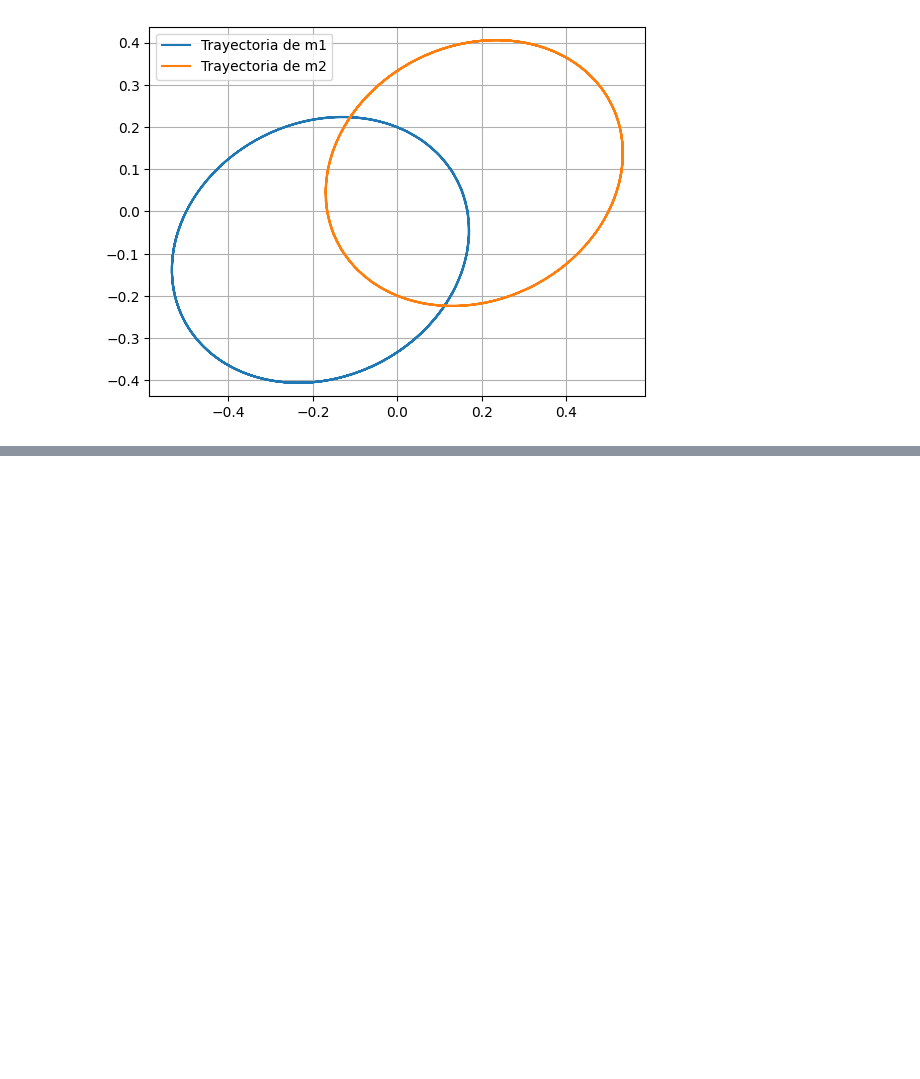
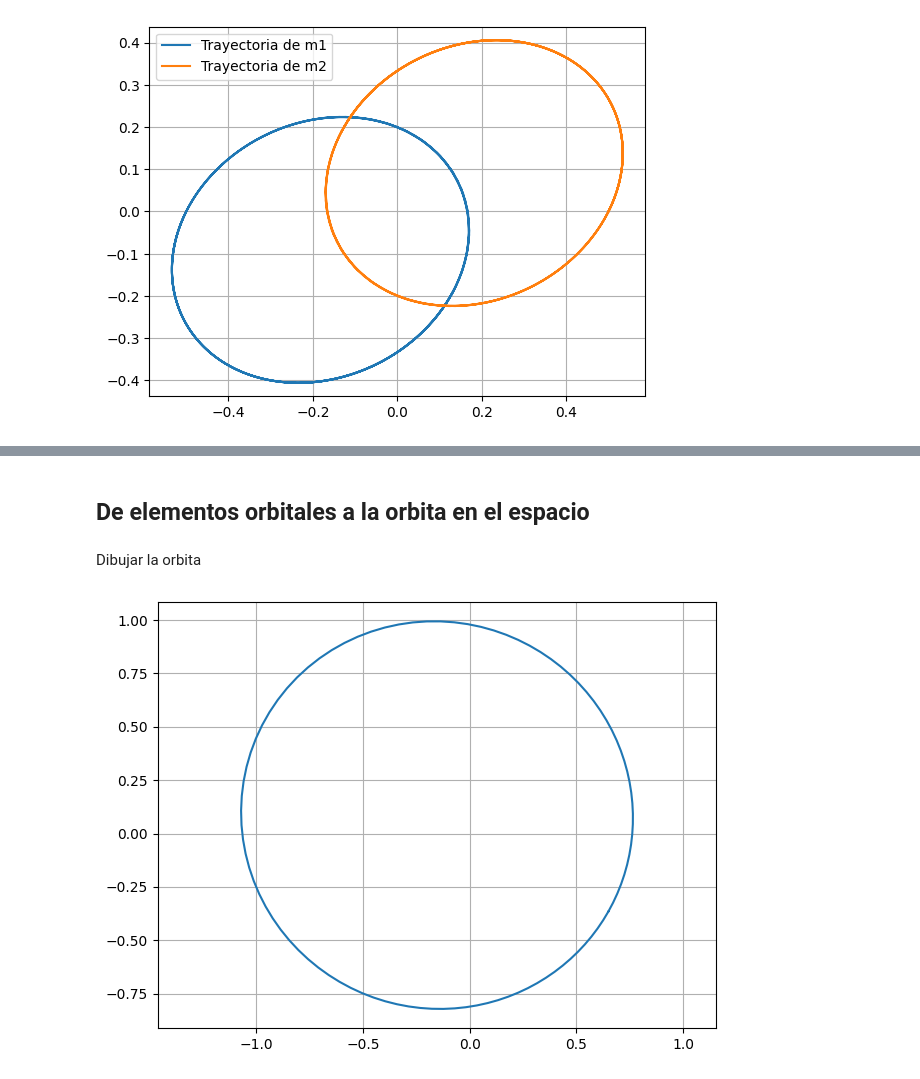
Before and after one commit to jaiderrueda-pixel/MecCel-20261, a Jupyter notebook: vector_relativo_sistemaperifocal2.ipynb, the cells around one changed output, grey strips where cells are left out. Drawn from its saved outputs; the diff is of its cells as text; code cells hidden in the pictures; blank space fills up the shorter version.

```diff
--- a/vector_relativo_sistemaperifocal2.ipynb
+++ b/vector_relativo_sistemaperifocal2.ipynb
@@ -111,0 +189,22 @@ plt.show()
+# %% [markdown]
+## De elementos orbitales a la orbita en el espacio
+# %%
+deg = np.pi / 180 # Factor para convertir de grados a radianes
+# %%
+#apophis
+
+e = 0.1911663355386932
+a = 0.9223803173917017
+q = 0.7460522521429133
+i = 3.340958441017069*deg
+node = 203.8996515621043 *deg
+peri = 126.6728325163065 *deg
+
+p = q * (1 + e)
+# %%
+Rz_omega = spy.rotate(peri,3)
+Rx_i = spy.rotate(i,1)
+Rz_Omega = spy.rotate(node,3)
+
+M_astro2perifocal = Rz_omega @ Rx_i @ Rz_Omega
+M_perifocal2astro = M_astro2perifocal.T
@@ -111,0 +215,19 @@ plt.show()
+# %% [markdown]
+Dibujar la orbita
+# %%
+fs = np.linspace(0, 2*np.pi, 100)
+rs = p / (1 + e*np.cos(fs))
+
+xfs = rs * np.cos(fs)
+yfs = rs * np.sin(fs)
+zfs = np.zeros_like(xfs)
+
+# Este comando hace la multiplicación matricial
+rvecs = (M_perifocal2astro @ np.array([xfs, yfs, zfs])).T
+
+plt.plot(rvecs[:,0], rvecs[:,1])
+plt.axis('equal')
+plt.grid()
+plt.tight_layout()
+# %% [output]
+[figure, added]
```
Also changed, not shown: parts of 8 cells of this notebook, 1 other file.
